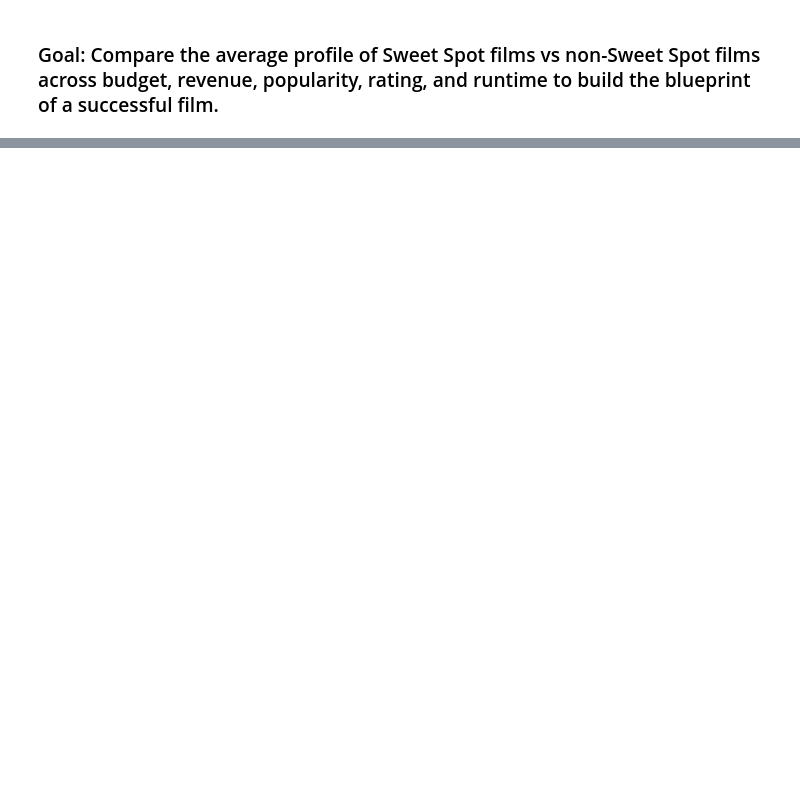
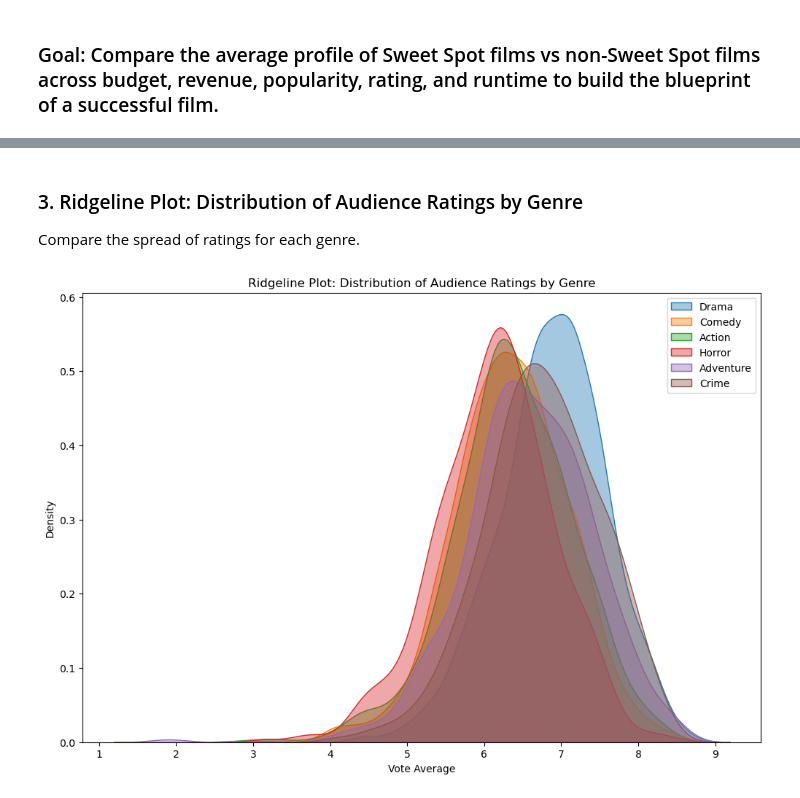
Before and after one commit to anish1206/dv-cp, a Jupyter notebook: eda_visualization.ipynb, the cells around one changed output, grey strips where cells are left out. Saved outputs shown, nothing was run; the diff lists cells and outputs as text; code cells hidden in the pictures; blank space fills up the shorter version.

```diff
--- a/eda_visualization.ipynb
+++ b/eda_visualization.ipynb
@@ -315,0 +346,16 @@ plt.show()
+# %% [markdown]
+### 3. Ridgeline Plot: Distribution of Audience Ratings by Genre
+Compare the spread of ratings for each genre.
+# %%
+import seaborn as sns
+plt.figure(figsize=(12, 8))
+top_genres = df['primary_genre'].value_counts().index[:6]
+for i, genre in enumerate(top_genres):
+    sns.kdeplot(df[df['primary_genre'] == genre]['vote_average'],
+                label=genre, fill=True, alpha=0.4)
+plt.title('Ridgeline Plot: Distribution of Audience Ratings by Genre')
+plt.xlabel('Vote Average')
+plt.legend()
+plt.show()
+# %% [output]
+[figure, added]
```
Also changed, not shown: parts of 19 cells of this notebook, 2 other files.
